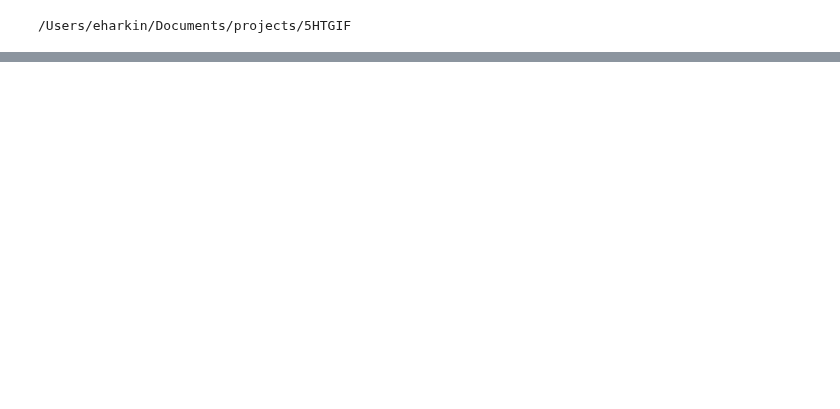
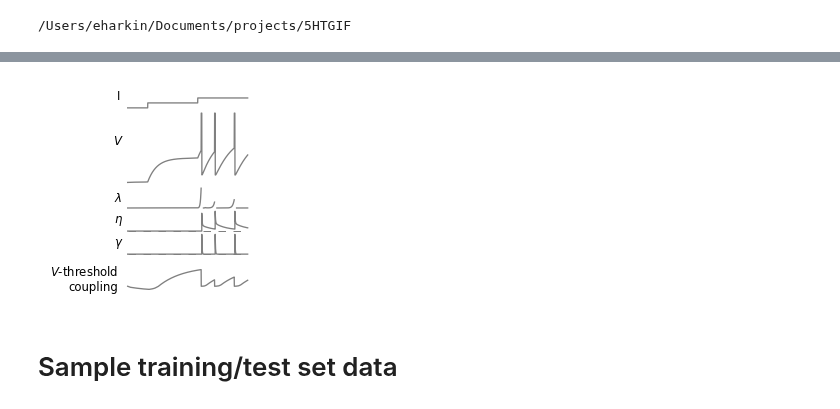
Before and after one commit to nauralcodinglab/raphegif, a Jupyter notebook: figs/scripts/writeup/GIF_demo_traces.ipynb, the cells around one changed output, grey strips where cells are left out. Saved outputs shown, nothing was run; the diff lists cells and outputs as text; code cells hidden in the pictures; blank space fills up the shorter version.

```diff
--- a/figs/scripts/writeup/GIF_demo_traces.ipynb
+++ b/figs/scripts/writeup/GIF_demo_traces.ipynb
@@ -134,0 +161,58 @@ In file included from /Users/eharkin/.cache/weave/python27_compiled/sc_8c65f3f97
+# %%
+plt.figure(figsize=(2, 2))
+
+plt.subplot(spec[0, :])
+step_input.plot(color=colors['input'], clip_on=False)
+pltools.hide_border('a')
+pltools.hide_ticks()
+plt.ylabel('I', rotation=0)
+plt.xlabel('')
+
+igif_model = iGIF_NP()
+igif_model.copyParametersFrom(iGIFs[0])
+igif_model.theta_bins = np.array([-90, -70., -65., -60., -55., -50., -45., -40., -10.])
+igif_model.theta_i = np.array([-10, -5., -2.5, 0., 1., 2., 5., 10.])
+igif_model.theta_tau = 250.
+igif_model.DV = 2.
+
+igif_sim = igif_model.simulate(step_input.command.flatten(), median_gif.El, return_dict=True)
+
+plt.subplot(spec[1, :])
+plt.plot(igif_sim['time'], replace_value(igif_sim['V'], 0., 40.), color=colors['igif'])
+pltools.hide_border('a')
+pltools.hide_ticks()
+plt.ylabel('$V$', rotation=0)
+
+plt.subplot(spec[2, :])
+plt.plot(igif_sim['time'], replace_value(igif_sim['firing_intensity'], 0., np.nan), color=colors['igif'])
+pltools.hide_border('a')
+pltools.hide_ticks()
+plt.ylabel('$\lambda$', rotation=0, va='center')
+
+plt.subplot(spec[3, :])
+plt.plot([0, igif_sim['time'][-1]], [0, 0], ls='--', lw=0.3, dashes=(15, 15), color='k', clip_on=False)
+plt.plot(igif_sim['time'], igif_sim['eta_sum'], color=colors['igif'], clip_on=True)
+pltools.hide_border('a')
+pltools.hide_ticks()
+plt.ylabel('$\eta$', rotation=0, va='center')
+
+plt.subplot(spec[4, :])
+plt.plot([0, igif_sim['time'][-1]], [0, 0], ls='--', lw=0.3, dashes=(15, 15), color='k', clip_on=False)
+plt.plot(igif_sim['time'], igif_sim['gamma_sum'], color=colors['igif'], clip_on=True)
+pltools.hide_border('a')
+pltools.hide_ticks()
+plt.ylabel('$\gamma$', rotation=0, va='center')
+
+plt.subplot(spec[6, :])
+plt.plot(igif_sim['time'], igif_sim['theta'], color=colors['igif'])
+pltools.hide_border('a')
+pltools.hide_ticks()
+plt.ylabel('$V$-threshold\ncoupling', rotation=0, va='center', ha='right')
+
+if IMG_PATH is not None:
+    plt.savefig(os.path.join(IMG_PATH, 'iGIF_NP_demo.png'))
+    plt.savefig(os.path.join(IMG_PATH, 'iGIF_NP_demo.svg'))
+# %% [output]
+[figure, added]
+# %% [markdown]
+# Sample training/test set data
```
Also changed, not shown: parts of 11 cells of this notebook, 3 other files.
